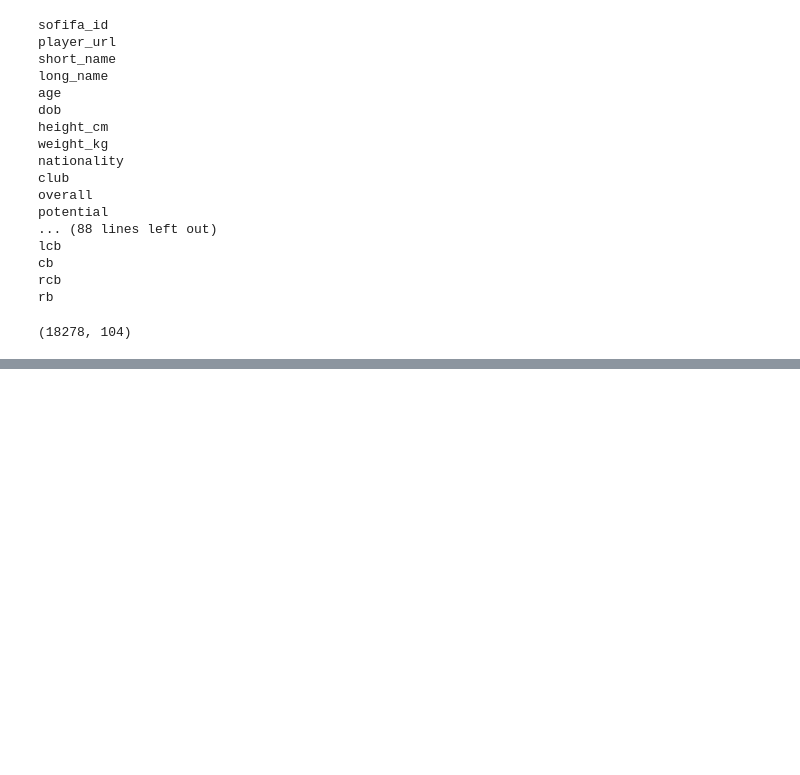
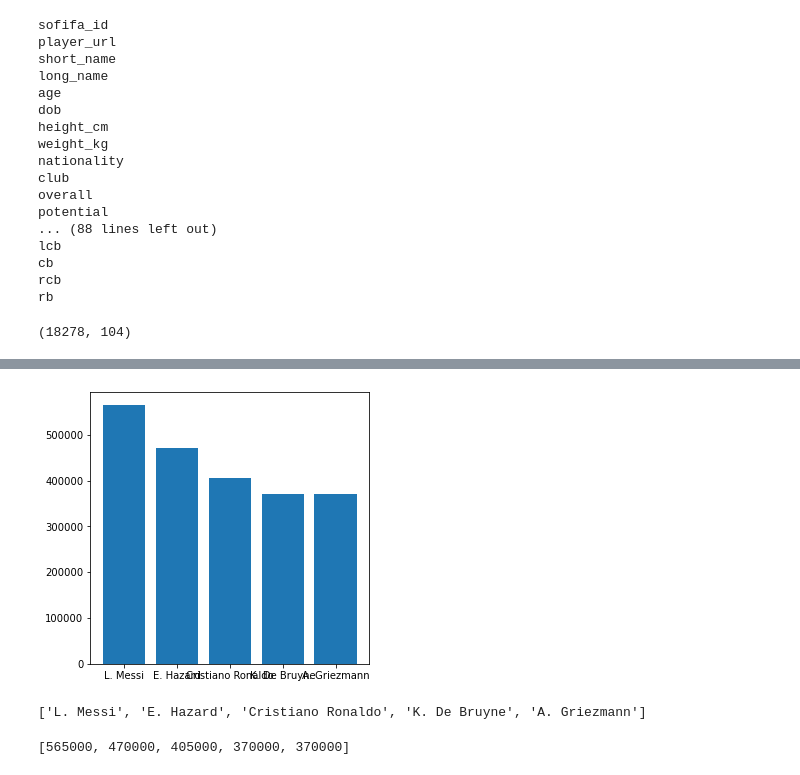
Before and after one commit to imamahasane/Data_Analysis_Practices, a Jupyter notebook: FIFA_Data_Analysis/FIFA_Data.ipynb, the cells around one changed output, grey strips where cells are left out. Drawn from its saved outputs; the diff is of its cells as text; code cells hidden in the pictures; blank space fills up the shorter version.

```diff
--- a/FIFA_Data_Analysis/FIFA_Data.ipynb
+++ b/FIFA_Data_Analysis/FIFA_Data.ipynb
@@ -77,0 +114,2 @@ Name: nationality, Length: 162, dtype: int64
+# %%
+player_salary = fifa[['short_name', 'wage_eur']]
@@ -77,0 +141,2 @@ Name: nationality, Length: 162, dtype: int64
+# %%
+player_salary = player_salary.sort_values(by = ['wage_eur'], ascending = False)
@@ -77,0 +168,6 @@ Name: nationality, Length: 162, dtype: int64
+# %%
+plt.figure(figsize = (5, 5))
+plt.bar(list(player_salary['short_name'])[0:5], list(player_salary['wage_eur'])[0:5])
+plt.show()
+# %% [output]
+[figure, added]
@@ -77,0 +177,8 @@ Name: nationality, Length: 162, dtype: int64
+# %%
+name
+# %% [output]
+['L. Messi', 'E. Hazard', 'Cristiano Ronaldo', 'K. De Bruyne', 'A. Griezmann']
+# %%
+salary
+# %% [output]
+[565000, 470000, 405000, 370000, 370000]
```
Also changed, not shown: parts of 18 cells of this notebook.
